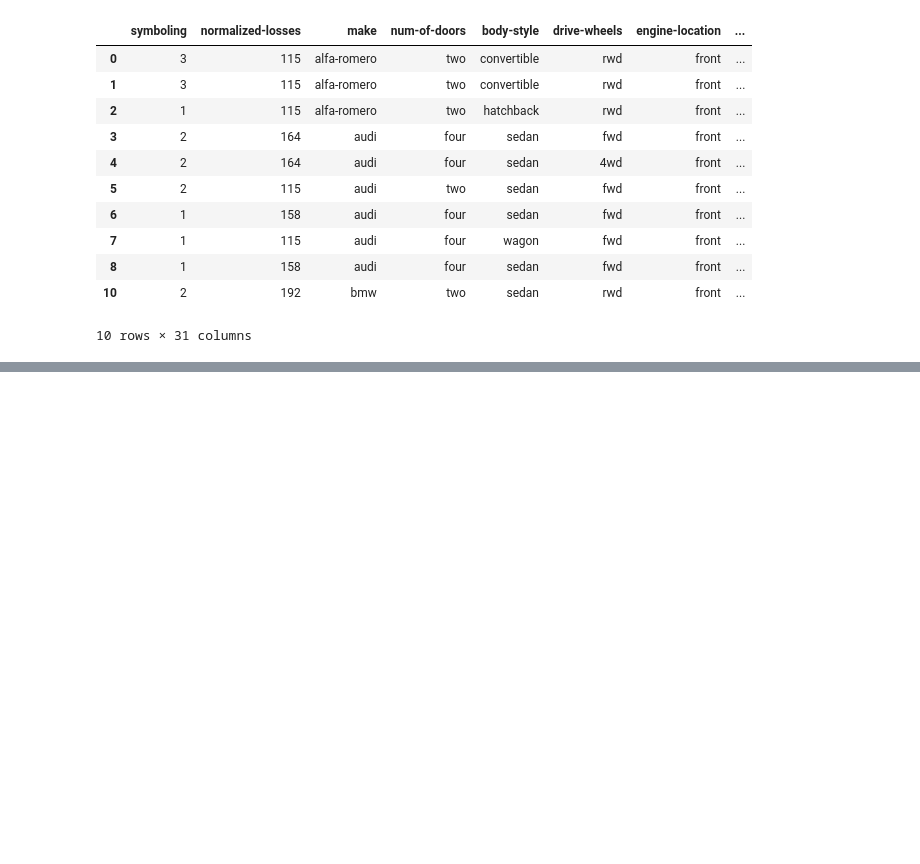
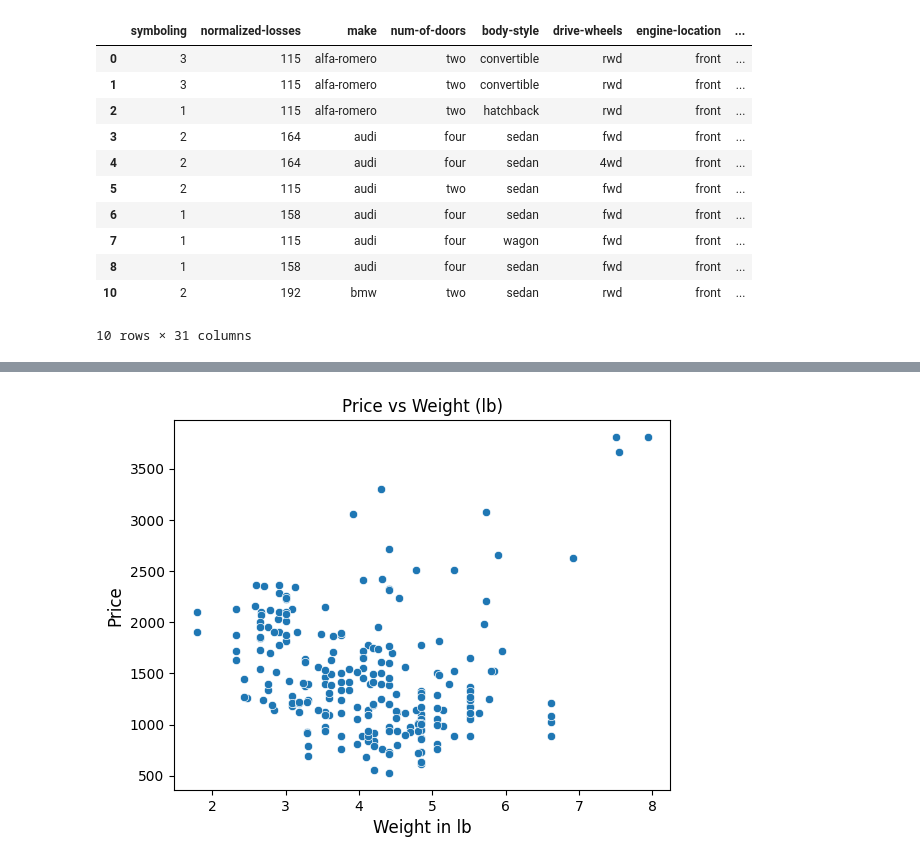
Before and after one commit to Yasir-4/data-science-practice, a Jupyter notebook: practice_2.ipynb, the cells around one changed output, grey strips where cells are left out. Cells and saved outputs as stored; diff of their text form; code cells hidden in the pictures; blank space fills up the shorter version.

```diff
--- a/practice_2.ipynb
+++ b/practice_2.ipynb
@@ -3590,0 +3815,14 @@ used_cars_df.to_csv("clean_used_cars_df.csv")
+# %%
+# Change the font type and size to make the graph clearner
+def fix_font():
+    fontdict={"fontsize":12, "fontfamily":"sans-serif"}
+    return fontdict
+
+# Graph the predictor variable "weight" against the target variable "price"
+ax = sns.scatterplot(x="Weight_pound", y="Price", data=laptops_df)
+ax.set_xlabel("Weight in lb", fix_font())
+ax.set_ylabel("Price", fix_font())
+plt.title("Price vs Weight (lb)", fix_font())
+plt.show()
+# %% [output]
+[figure, added]
```
Also changed, not shown: parts of 32 cells of this notebook.
